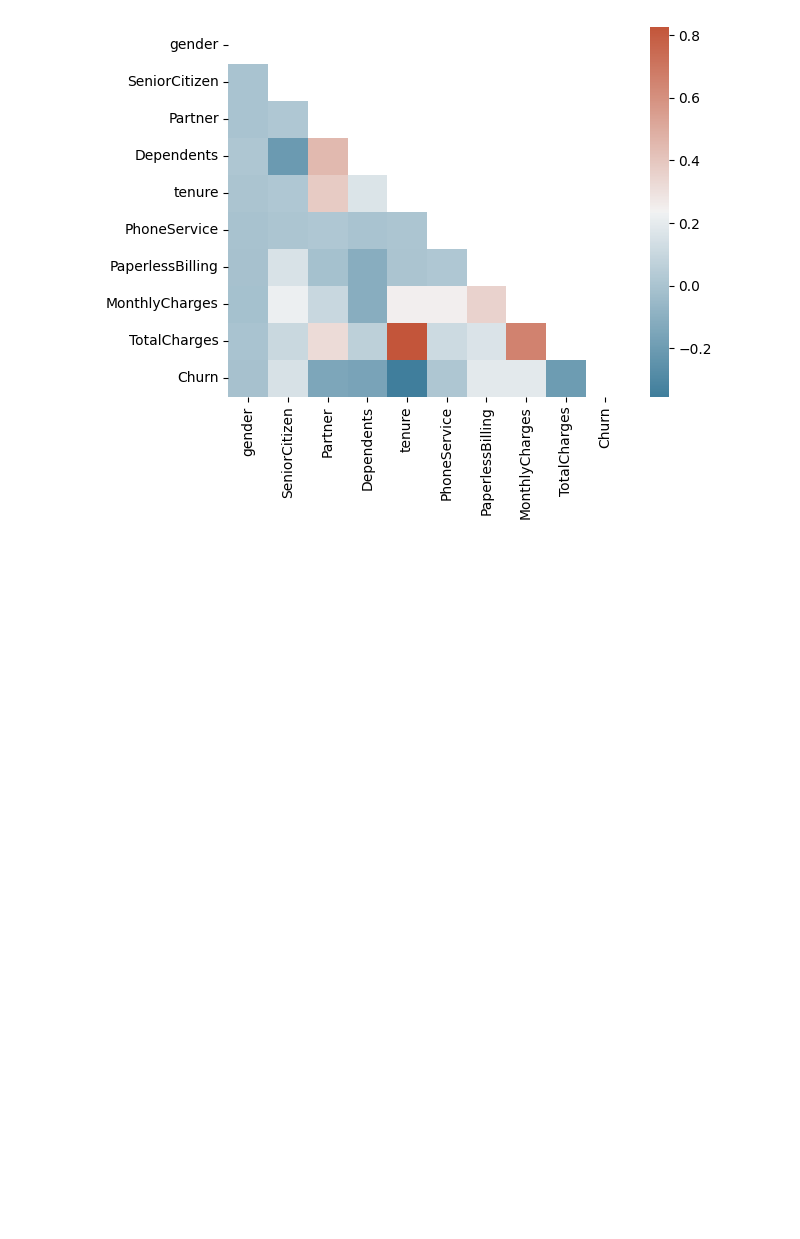
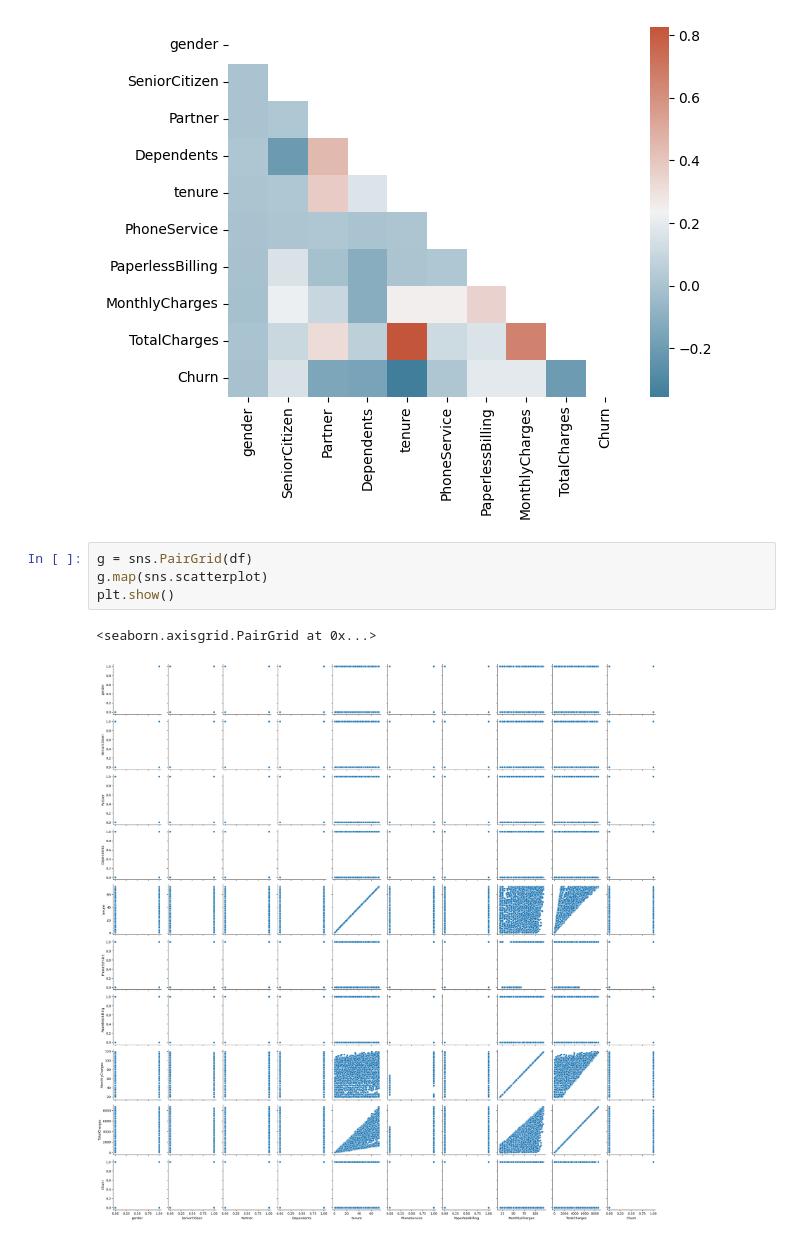
Before and after one commit to Siddharth114/CustomerChurn, a Jupyter notebook: exploring.ipynb, the cells around one changed output. Cells and saved outputs as stored; diff of their text form; blank space fills up the shorter version.

```diff
--- a/exploring.ipynb
+++ b/exploring.ipynb
@@ -107,3 +107,10 @@ cmap = sns.diverging_palette(230, 20, as_cmap=True)
 dataplot = sns.heatmap(corr, cmap=cmap, mask=mask)
 # %% [output]
 [figure]
+# %%
+g = sns.PairGrid(df)
+g.map(sns.scatterplot)
+plt.show()
+# %% [output]
+<seaborn.axisgrid.PairGrid at 0x...>
+[figure, added]
```
Also changed, not shown: parts of 8 cells of this notebook.
